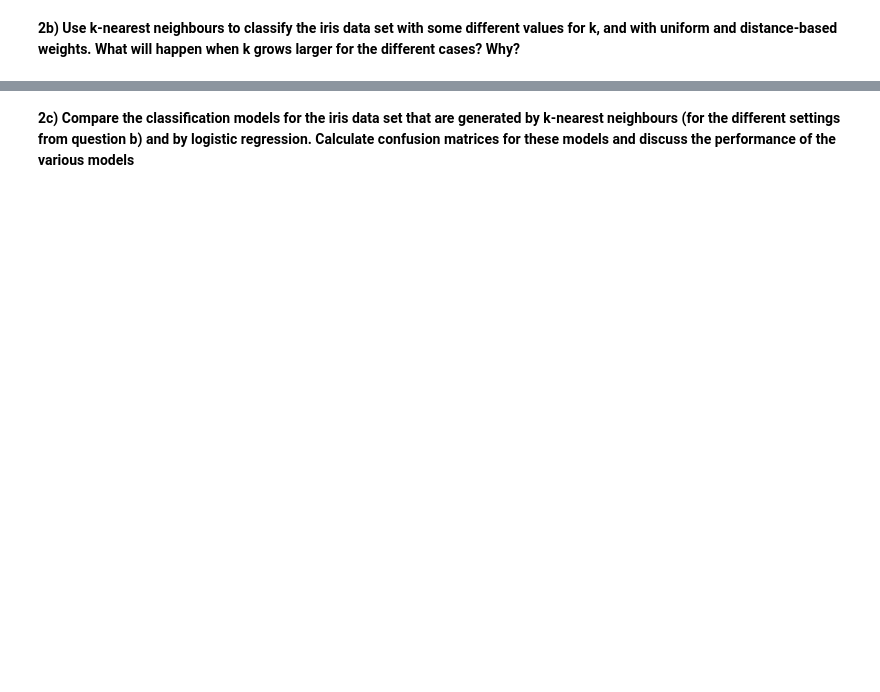
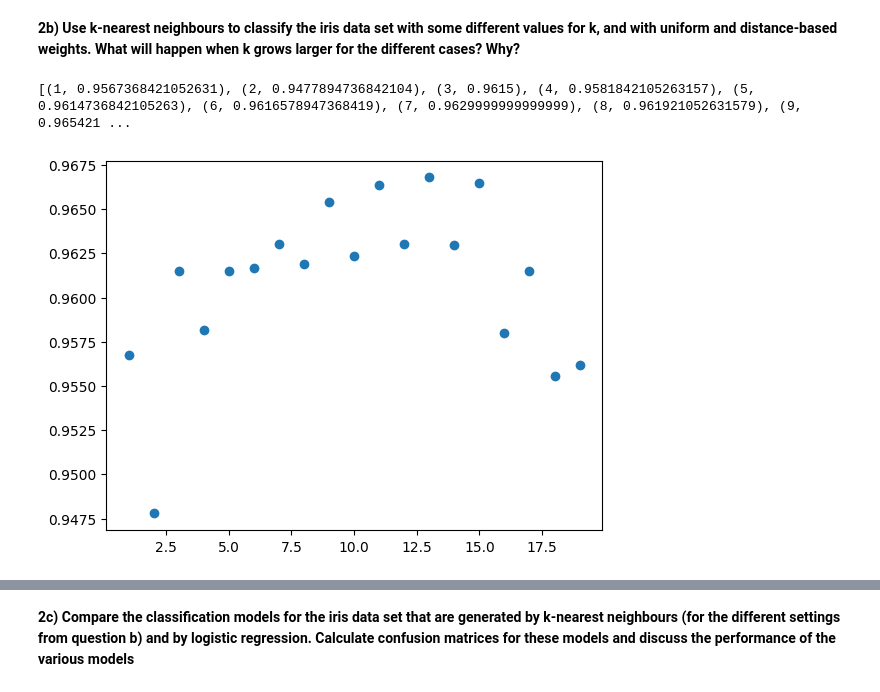
Before and after one commit to Niclindm/DAT405, a Jupyter notebook: Weekly assignment 2/Assignment2.ipynb, the cells around one changed output, grey strips where cells are left out. Cells and saved outputs as stored; diff of their text form; code cells hidden in the pictures; blank space fills up the shorter version.

```diff
--- a/Weekly assignment 2/Assignment2.ipynb
+++ b/Weekly assignment 2/Assignment2.ipynb
@@ -112,3 +118,29 @@ data
 **2b) Use k-nearest neighbours to classify the iris data set with some different**
 **values for k, and with uniform and distance-based weights. What will happen**
 **when k grows larger for the different cases? Why?**
+# %%
+# making a for loop to iterate between diffrent values of k-neighbours, to find the optimal number of neighbours.
+
+ret_list = []
+for i in range(1, 20):
+    neigh = KNeighborsClassifier(n_neighbors=i)
+    avg_list = []
+    for j in range(1000):
+        x_train, x_test, y_train, y_test = train_test_split(data.data, data.target)
+        neigh.fit(x_train, y_train)
+        y_pred = neigh.predict(x_test)
+        avg_list.append(metrics.accuracy_score(y_test, y_pred))
+    ret_list.append((i, np.mean(avg_list)))
+
+print(ret_list)
+
+# plotting the data
+
+x_vals = [x for (x, y) in ret_list]
+y_vals = [y for (x, y) in ret_list]
+
+plt.scatter(x_vals, y_vals)
+plt.show()
+# %% [output]
+[(1, 0.9567368421052631), (2, 0.9477894736842104), (3, 0.9615), (4, 0.9581842105263157), (5, 0.9614736842105263), (6, 0.9616578947368419), (7, 0.9629999999999999), (8, 0.961921052631579), (9, 0.965421 ...
+[figure, added]
```
Also changed, not shown: parts of 12 cells of this notebook, 4 other files.
